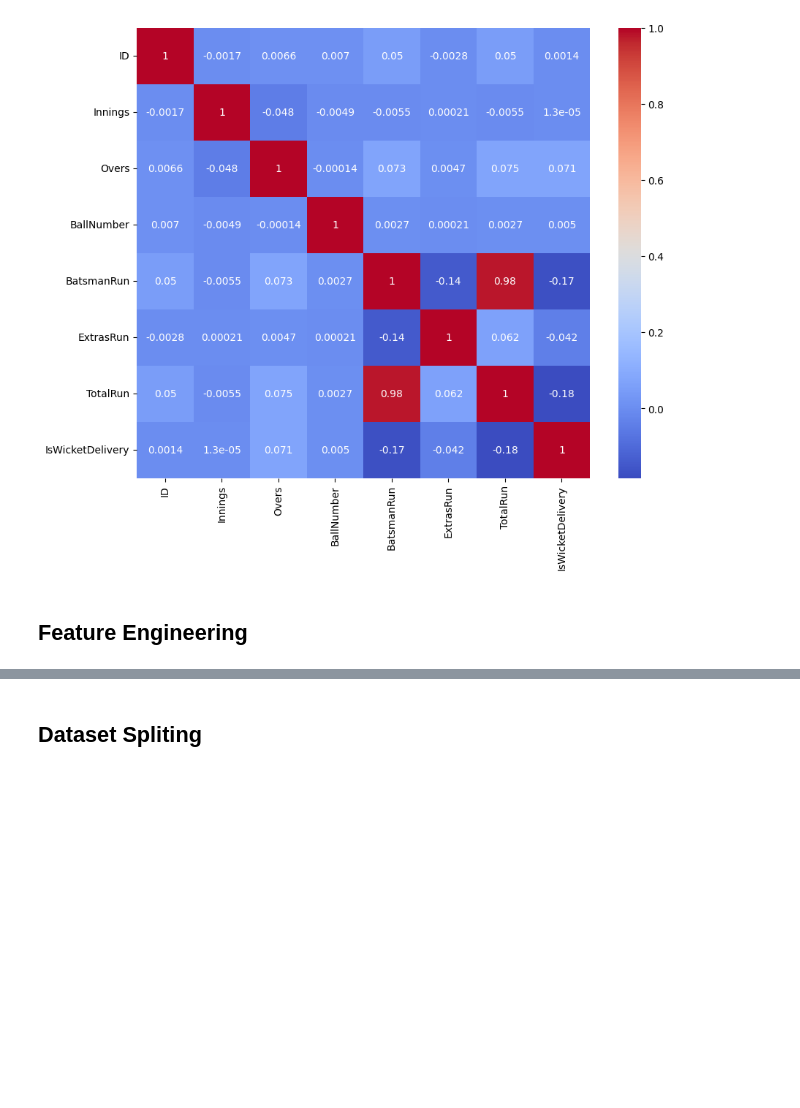
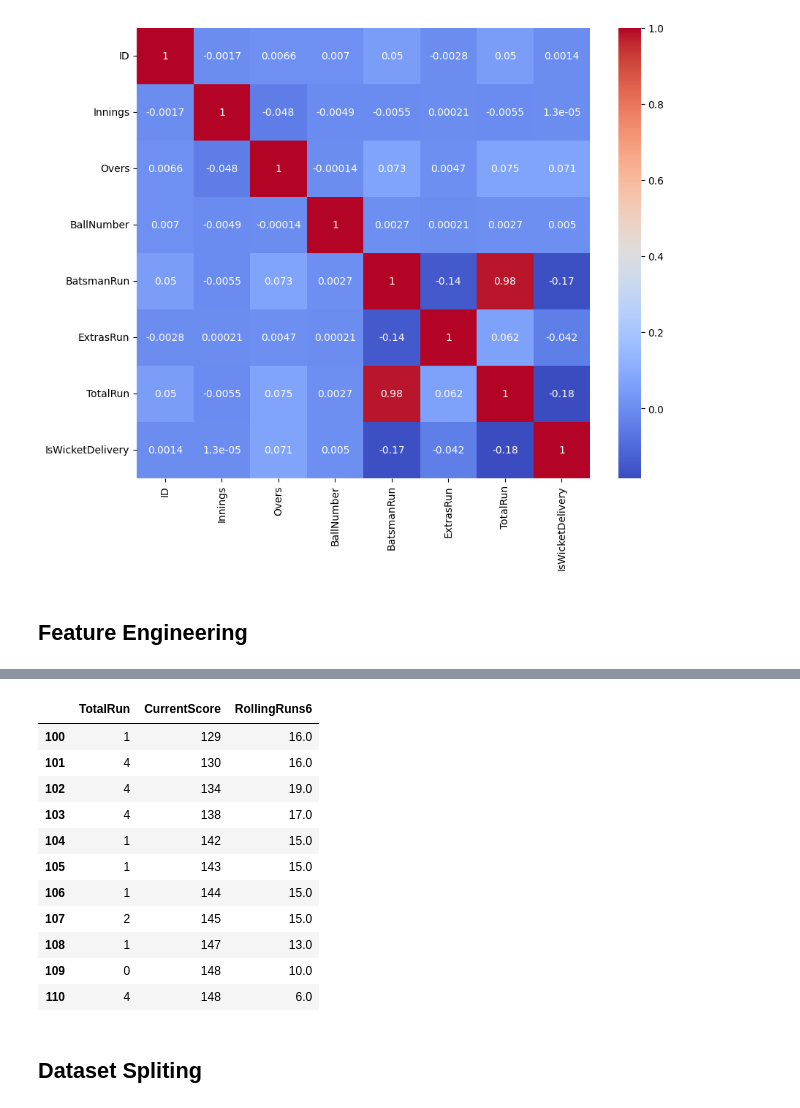
Before and after one commit to samifahim07/Smart-Cricket-Analytics-Ball-by-Ball-Event-Prediction-using-Machine-Learning, a Jupyter notebook: smart_analysis.ipynb, the cells around one changed output, grey strips where cells are left out. Cells and saved outputs as stored; diff of their text form; code cells hidden in the pictures; blank space fills up the shorter version.

```diff
--- a/smart_analysis.ipynb
+++ b/smart_analysis.ipynb
@@ -964,2 +943,21 @@ df[600:700].T
+# %%
+df.loc[100:110, [
+    "TotalRun",
+    "CurrentScore",
+    "RollingRuns6"
+]]
+# %% [output]
+|  | TotalRun | CurrentScore | RollingRuns6 |
+| 100 | 1 | 129 | 16.0 |
+| 101 | 4 | 130 | 16.0 |
+| 102 | 4 | 134 | 19.0 |
+| 103 | 4 | 138 | 17.0 |
+| 104 | 1 | 142 | 15.0 |
+| 105 | 1 | 143 | 15.0 |
+| 106 | 1 | 144 | 15.0 |
+| 107 | 2 | 145 | 15.0 |
+| 108 | 1 | 147 | 13.0 |
+| 109 | 0 | 148 | 10.0 |
+| 110 | 4 | 148 | 6.0 |
 # %% [markdown]
 ## **Dataset Spliting**
```
Also changed, not shown: parts of 2 cells of this notebook.
